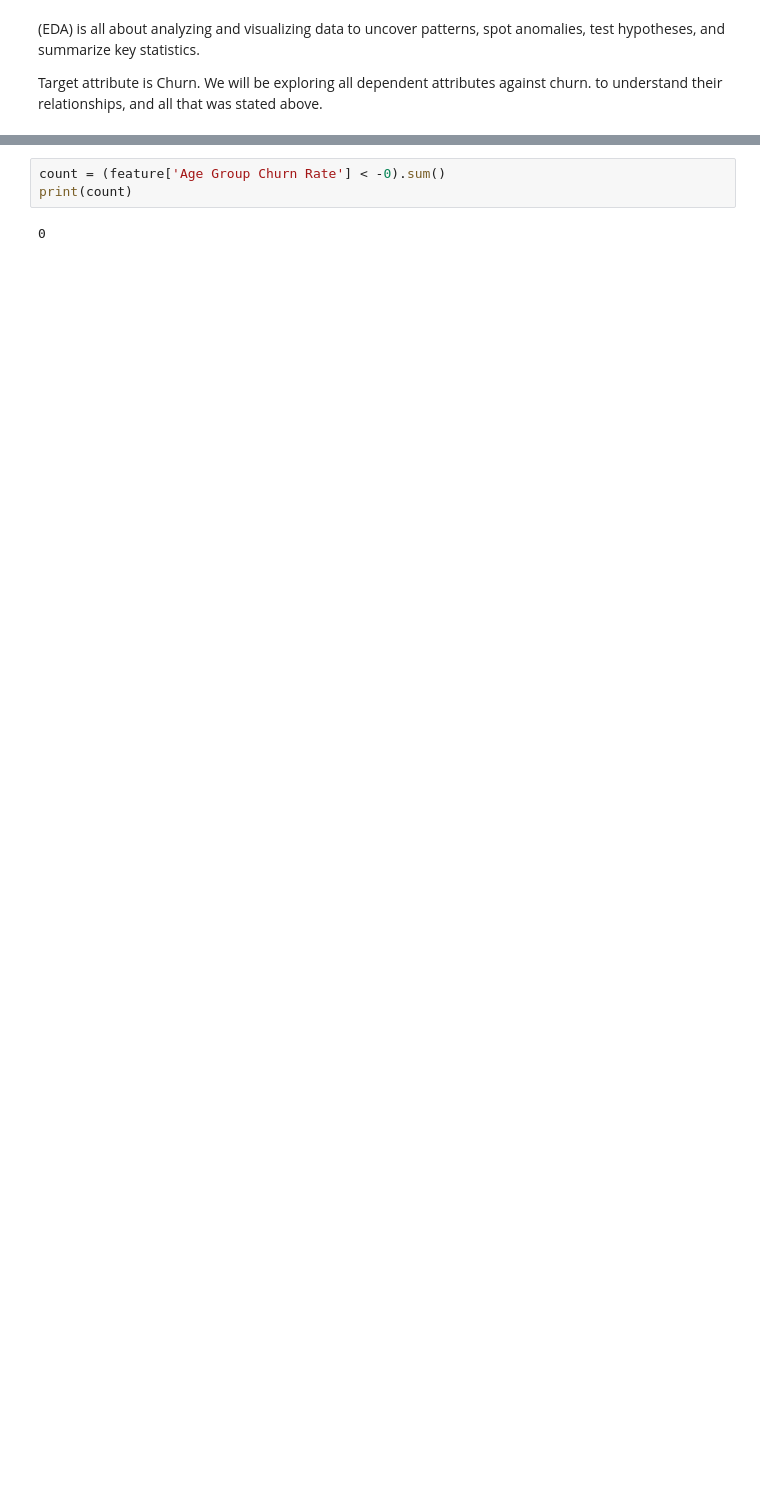
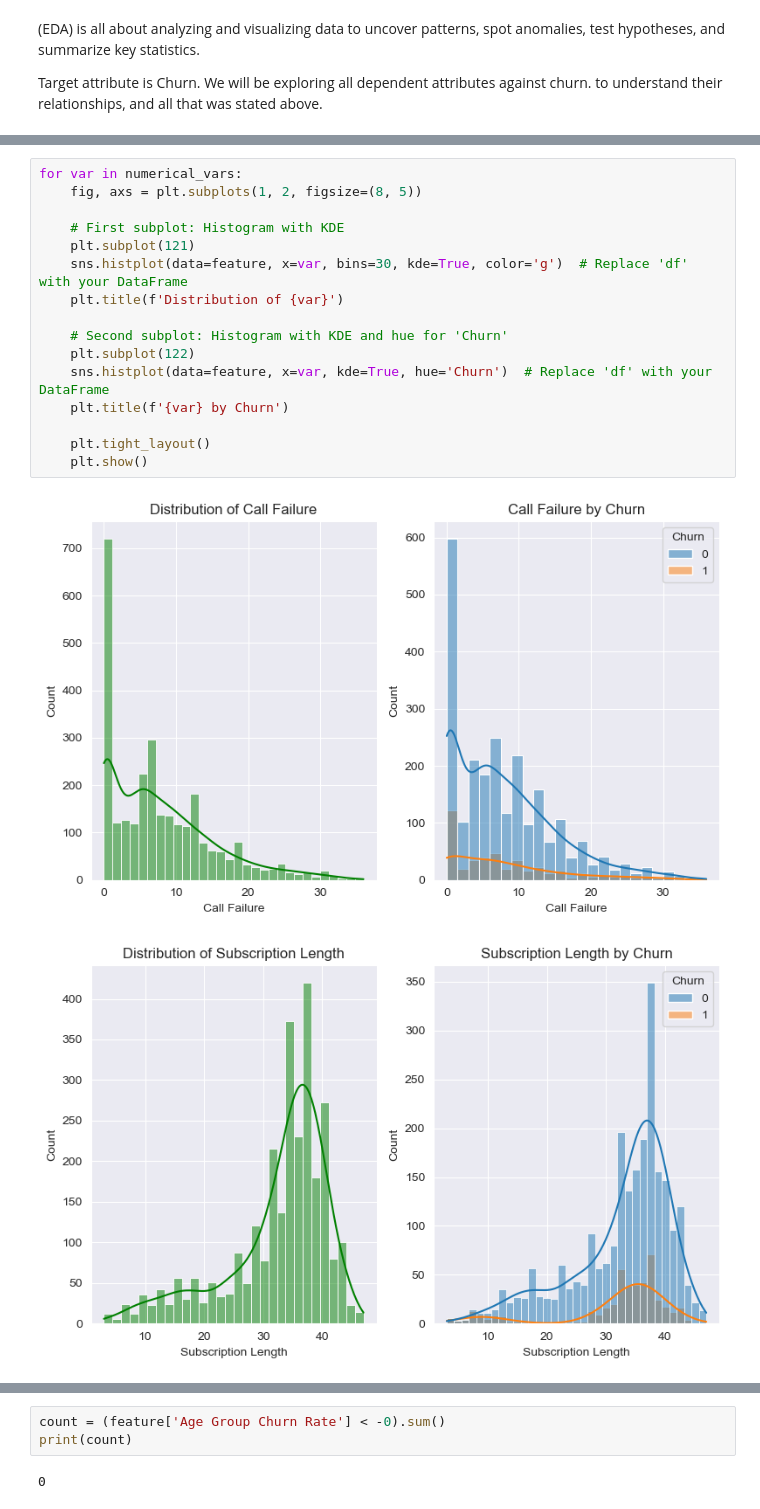
Before and after one commit to Miracle-Bassey/TelecomChurnModel, a Jupyter notebook: notebook/EDA.ipynb, the cells around one changed output, grey strips where cells are left out. Drawn from its saved outputs; the diff is of its cells as text; blank space fills up the shorter version.

```diff
--- a/notebook/EDA.ipynb
+++ b/notebook/EDA.ipynb
@@ -296,0 +340,19 @@ memory usage: 400.8 KB
+# %%
+for var in numerical_vars:
+    fig, axs = plt.subplots(1, 2, figsize=(8, 5))
+
+    # First subplot: Histogram with KDE
+    plt.subplot(121)
+    sns.histplot(data=feature, x=var, bins=30, kde=True, color='g')  # Replace 'df' with your DataFrame
+    plt.title(f'Distribution of {var}')
+
+    # Second subplot: Histogram with KDE and hue for 'Churn'
+    plt.subplot(122)
+    sns.histplot(data=feature, x=var, kde=True, hue='Churn')  # Replace 'df' with your DataFrame
+    plt.title(f'{var} by Churn')
+
+    plt.tight_layout()
+    plt.show()
+# %% [output]
+[figure, added]
+[figure, added]
```
Also changed, not shown: parts of 70 cells of this notebook.
